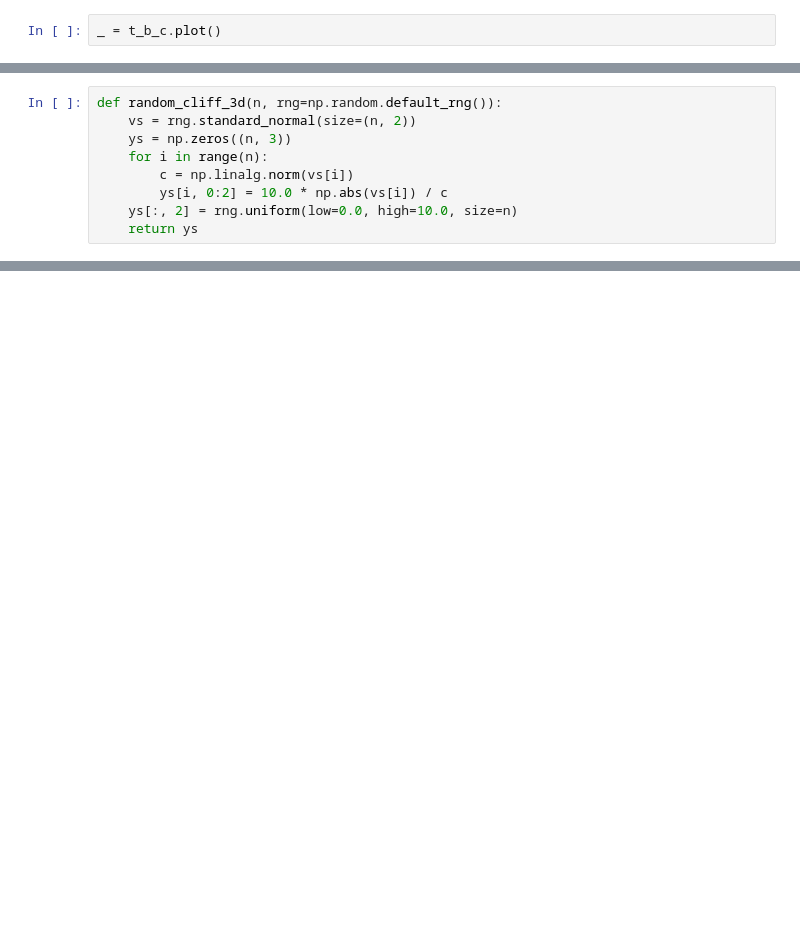
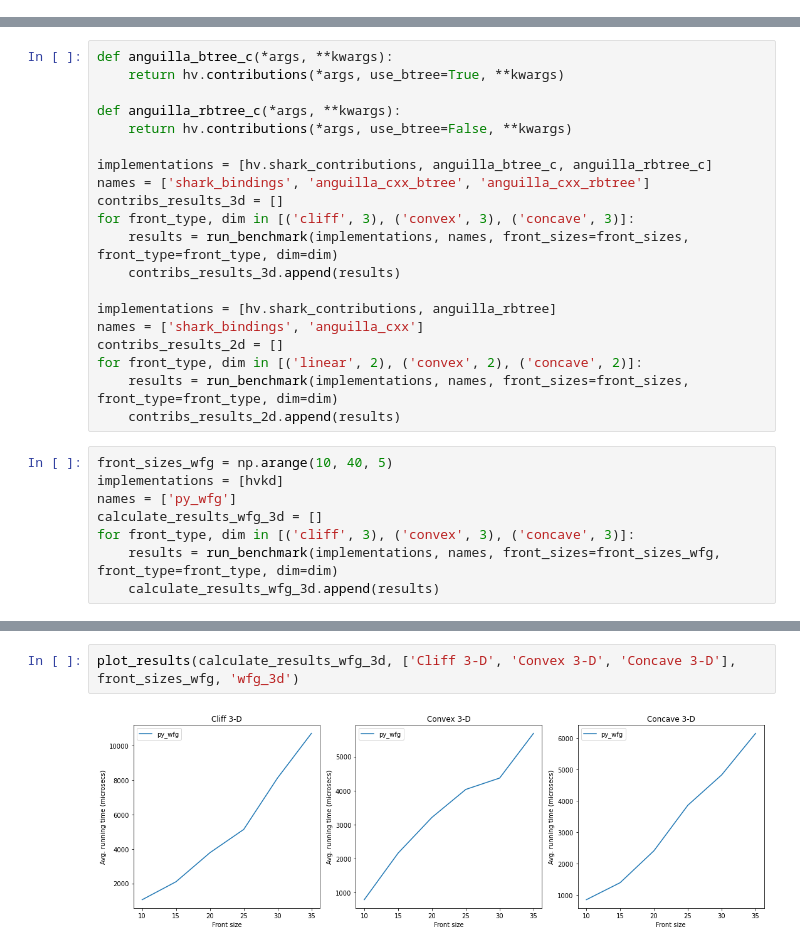
Before and after one commit to pocs-anguilla/anguilla, a Jupyter notebook: notebooks/experiments/hypervolume/hv_benchmark.ipynb, the cells around one changed output, grey strips where cells are left out. Cells and saved outputs as stored; diff of their text form; blank space fills up the shorter version.

```diff
--- a/notebooks/experiments/hypervolume/hv_benchmark.ipynb
+++ b/notebooks/experiments/hypervolume/hv_benchmark.ipynb
@@ -117,2 +0,0 @@ t_b_c = benchit.timings(implementations_c, datasets_b, multivar=True, input_name
-# %%
-_ = t_b_c.plot()
@@ -226,9 +0,0 @@ array([[8.06731687, 5.90917918],
-# %%
-def random_cliff_3d(n, rng=np.random.default_rng()):
-    vs = rng.standard_normal(size=(n, 2))
-    ys = np.zeros((n, 3))
-    for i in range(n):
-        c = np.linalg.norm(vs[i])
-        ys[i, 0:2] = 10.0 * np.abs(vs[i]) / c
-    ys[:, 2] = rng.uniform(low=0.0, high=10.0, size=n)
-    return ys
@@ -234,0 +92,28 @@ def random_cliff_3d(n, rng=np.random.default_rng()):
+# %%
+def anguilla_btree_c(*args, **kwargs):
+    return hv.contributions(*args, use_btree=True, **kwargs)
+
+def anguilla_rbtree_c(*args, **kwargs):
+    return hv.contributions(*args, use_btree=False, **kwargs)
+
+implementations = [hv.shark_contributions, anguilla_btree_c, anguilla_rbtree_c]
+names = ['shark_bindings', 'anguilla_cxx_btree', 'anguilla_cxx_rbtree']
+contribs_results_3d = []
+for front_type, dim in [('cliff', 3), ('convex', 3), ('concave', 3)]:
+    results = run_benchmark(implementations, names, front_sizes=front_sizes, front_type=front_type, dim=dim)
+    contribs_results_3d.append(results)
+
+implementations = [hv.shark_contributions, anguilla_rbtree]
+names = ['shark_bindings', 'anguilla_cxx']
+contribs_results_2d = []
+for front_type, dim in [('linear', 2), ('convex', 2), ('concave', 2)]:
+    results = run_benchmark(implementations, names, front_sizes=front_sizes, front_type=front_type, dim=dim)
+    contribs_results_2d.append(results)
+# %%
+front_sizes_wfg = np.arange(10, 40, 5)
+implementations = [hvkd]
+names = ['py_wfg']
+calculate_results_wfg_3d = []
+for front_type, dim in [('cliff', 3), ('convex', 3), ('concave', 3)]:
+    results = run_benchmark(implementations, names, front_sizes=front_sizes_wfg, front_type=front_type, dim=dim)
+    calculate_results_wfg_3d.append(results)
@@ -234,0 +136,4 @@ def random_cliff_3d(n, rng=np.random.default_rng()):
+# %%
+plot_results(calculate_results_wfg_3d, ['Cliff 3-D', 'Convex 3-D', 'Concave 3-D'], front_sizes_wfg, 'wfg_3d')
+# %% [output]
+[figure, added]
```
Also changed, not shown: parts of 36 cells of this notebook, 14 other files.
